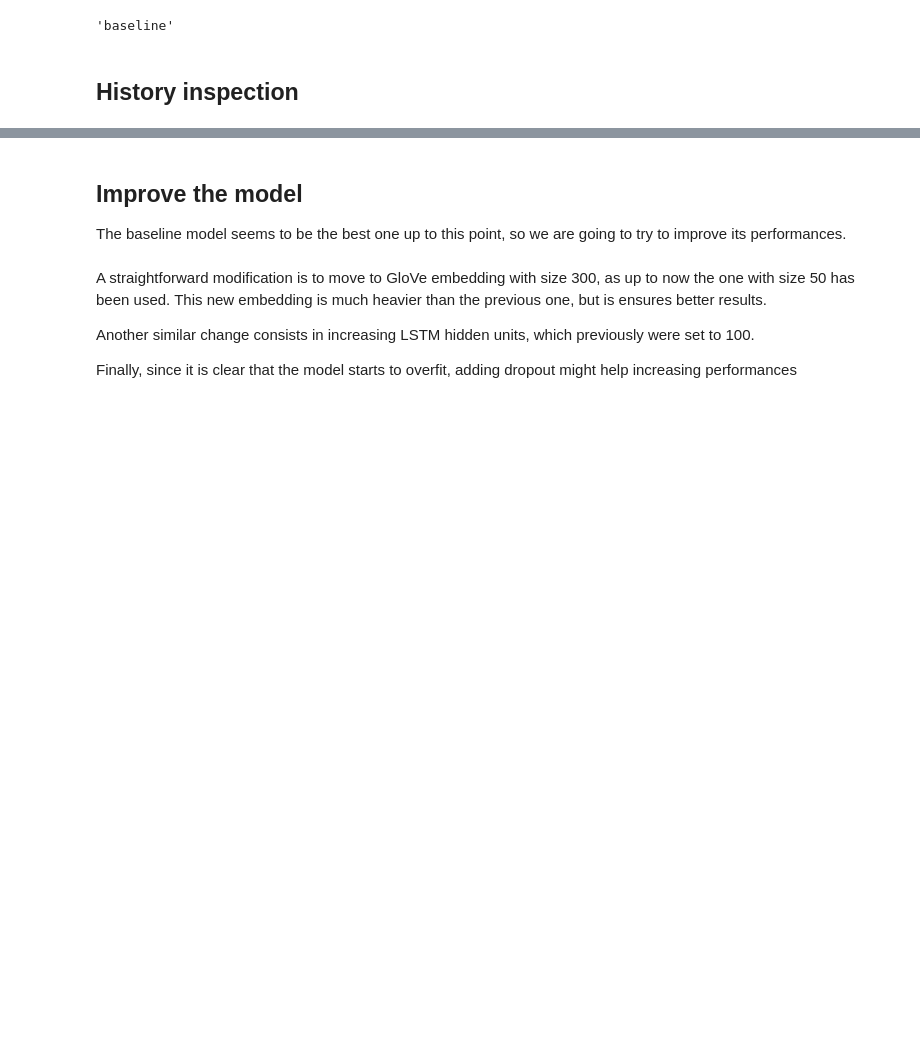
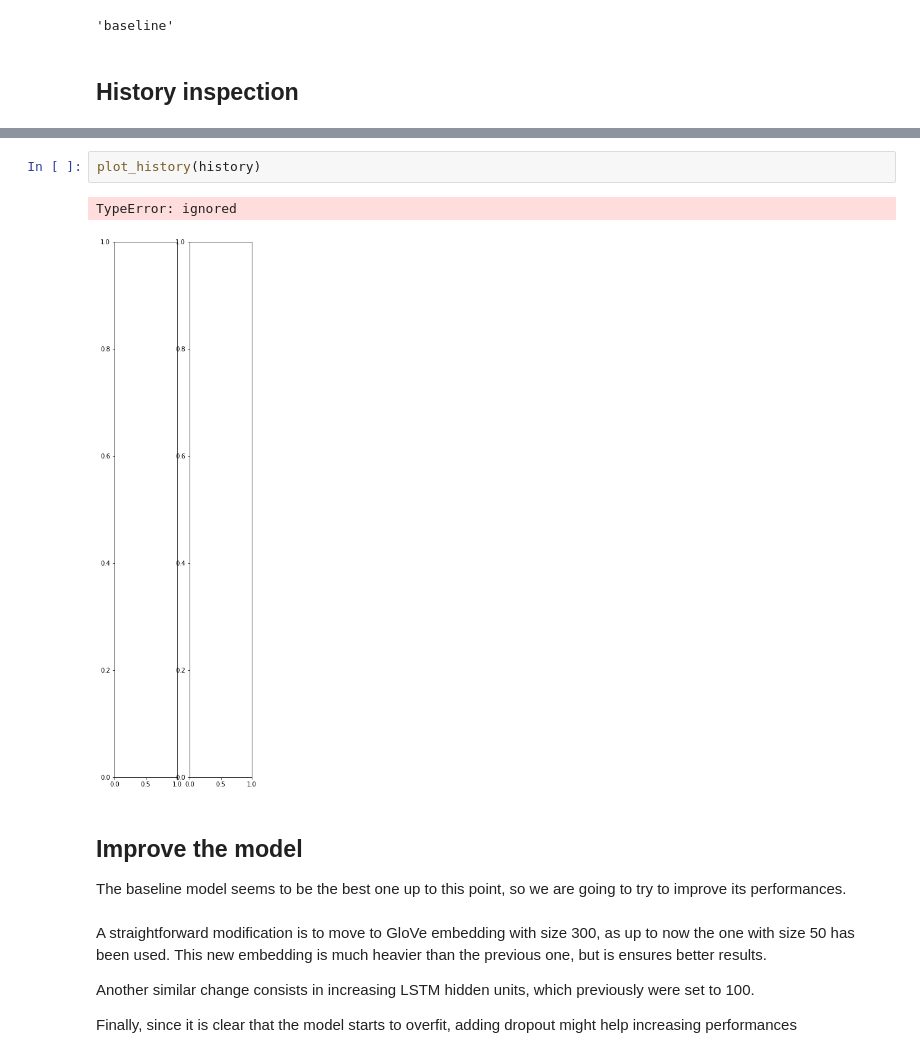
Before and after one commit to HumidBore/NLP_Assignments, a Jupyter notebook: Francesco_Rooshan_UmbertoAssignment1_2022.ipynb, the cells around one changed output, grey strips where cells are left out. Saved outputs shown, nothing was run; the diff lists cells and outputs as text; blank space fills up the shorter version.

```diff
--- a/Francesco_Rooshan_UmbertoAssignment1_2022.ipynb
+++ b/Francesco_Rooshan_UmbertoAssignment1_2022.ipynb
@@ -931,3 +931,8 @@ plt.show()
+# %%
+plot_history(history)
+# %% [output]
+TypeError: ignored
+[figure, added]
 # %% [markdown]
 ## Improve the model
 The baseline model seems to be the best one up to this point, so we are going to try to improve its performances.
```
Also changed, not shown: parts of 16 cells of this notebook.
